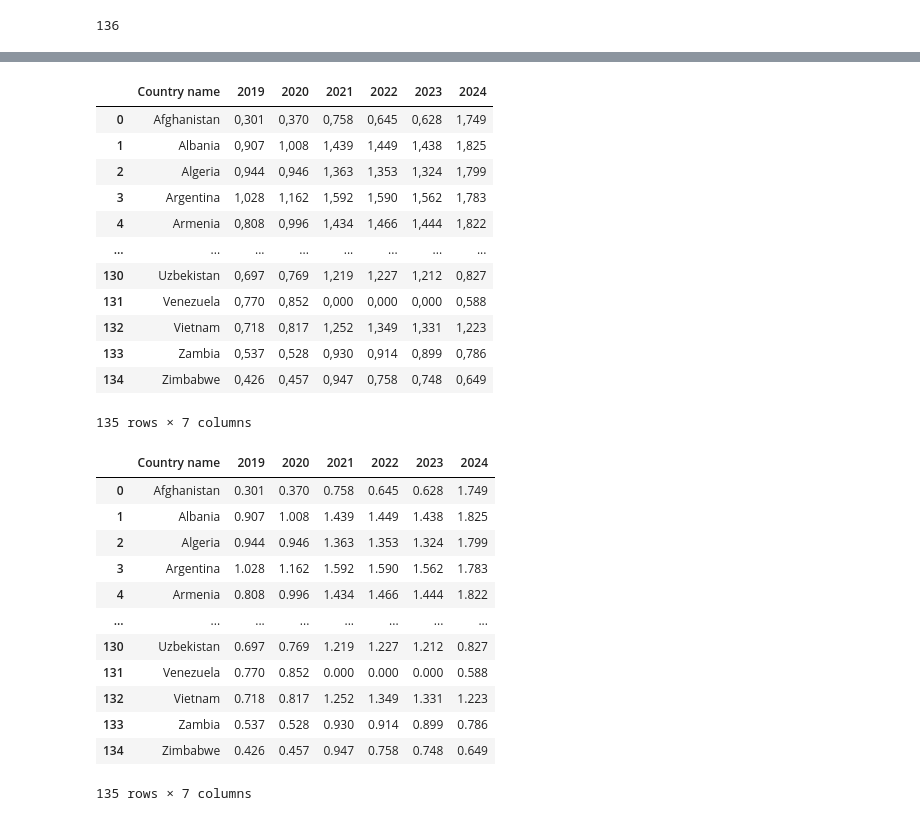
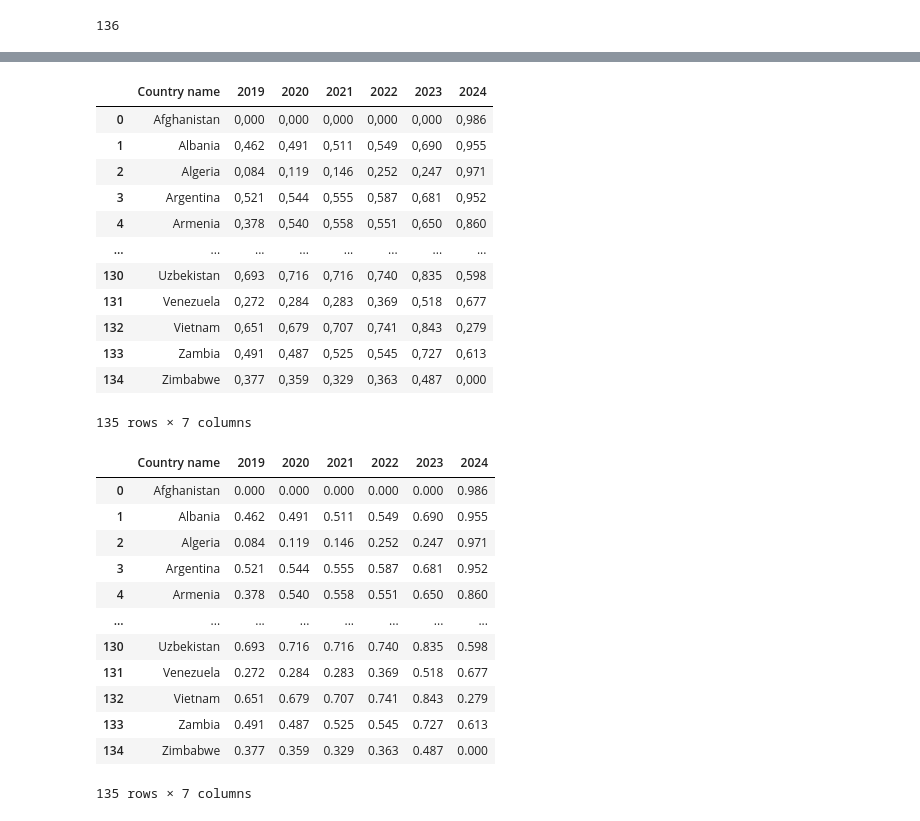
Before and after one commit to RenanGAS/viz-dados, a Jupyter notebook: Entrega_2/preprocess_datasets.ipynb, the cells around one changed output, grey strips where cells are left out. Saved outputs shown, nothing was run; the diff lists cells and outputs as text; code cells hidden in the pictures.

Commit message:
feat: add all the data and scripts for the visualizations

```diff
--- a/Entrega_2/preprocess_datasets.ipynb
+++ b/Entrega_2/preprocess_datasets.ipynb
@@ -225,27 +360,34 @@ array(['Afghanistan', 'Albania', 'Algeria', 'Argentina', 'Armenia',
+# %%
+df_happiness_2019 = pd.read_csv("./final_data/world_happiness_2019.csv")
+df_happiness_2020 = pd.read_csv("./final_data/world_happiness_2020.csv")
+df_happiness_2021 = pd.read_csv("./final_data/world_happiness_2021.csv")
+df_happiness_2022 = pd.read_csv("./final_data/world_happiness_2022.csv")
+df_happiness_2023 = pd.read_csv("./final_data/world_happiness_2023.csv")
+df_happiness_2024 = pd.read_csv("./final_data/world_happiness_2024.csv")
 # %%
 df_cloropletic_map = pd.DataFrame()
 
 df_cloropletic_map["Country name"] = df_happiness_2019["Country name"].to_numpy()
-df_cloropletic_map["2019"] = df_happiness_2019["Explained by: Log GDP per capita"].to_numpy()
-df_cloropletic_map["2020"] = df_happiness_2020["Explained by: Log GDP per capita"].to_numpy()
-df_cloropletic_map["2021"] = df_happiness_2021["Explained by: Log GDP per capita"].to_numpy()
-df_cloropletic_map["2022"] = df_happiness_2022["Explained by: Log GDP per capita"].to_numpy()
-df_cloropletic_map["2023"] = df_happiness_2023["Explained by: Log GDP per capita"].to_numpy()
-df_cloropletic_map["2024"] = df_happiness_2024["Explained by: Log GDP per capita"].to_numpy()
+df_cloropletic_map["2019"] = df_happiness_2019["Explained by: Freedom to make life choices"].to_numpy()
+df_cloropletic_map["2020"] = df_happiness_2020["Explained by: Freedom to make life choices"].to_numpy()
+df_cloropletic_map["2021"] = df_happiness_2021["Explained by: Freedom to make life choices"].to_numpy()
+df_cloropletic_map["2022"] = df_happiness_2022["Explained by: Freedom to make life choices"].to_numpy()
+df_cloropletic_map["2023"] = df_happiness_2023["Explained by: Freedom to make life choices"].to_numpy()
+df_cloropletic_map["2024"] = df_happiness_2024["Explained by: Freedom to make life choices"].to_numpy()
 df_cloropletic_map
 # %% [output]
 |  | Country name | 2019 | 2020 | 2021 | 2022 | 2023 | 2024 |
-| 0 | Afghanistan | 0,301 | 0,370 | 0,758 | 0,645 | 0,628 | 1,749 |
-| 1 | Albania | 0,907 | 1,008 | 1,439 | 1,449 | 1,438 | 1,825 |
-| 2 | Algeria | 0,944 | 0,946 | 1,363 | 1,353 | 1,324 | 1,799 |
-| 3 | Argentina | 1,028 | 1,162 | 1,592 | 1,590 | 1,562 | 1,783 |
-| 4 | Armenia | 0,808 | 0,996 | 1,434 | 1,466 | 1,444 | 1,822 |
+| 0 | Afghanistan | 0,000 | 0,000 | 0,000 | 0,000 | 0,000 | 0,986 |
+| 1 | Albania | 0,462 | 0,491 | 0,511 | 0,549 | 0,690 | 0,955 |
+| 2 | Algeria | 0,084 | 0,119 | 0,146 | 0,252 | 0,247 | 0,971 |
+| 3 | Argentina | 0,521 | 0,544 | 0,555 | 0,587 | 0,681 | 0,952 |
+| 4 | Armenia | 0,378 | 0,540 | 0,558 | 0,551 | 0,650 | 0,860 |
 | ... | ... | ... | ... | ... | ... | ... | ... |
-| 130 | Uzbekistan | 0,697 | 0,769 | 1,219 | 1,227 | 1,212 | 0,827 |
-| 131 | Venezuela | 0,770 | 0,852 | 0,000 | 0,000 | 0,000 | 0,588 |
-| 132 | Vietnam | 0,718 | 0,817 | 1,252 | 1,349 | 1,331 | 1,223 |
-| 133 | Zambia | 0,537 | 0,528 | 0,930 | 0,914 | 0,899 | 0,786 |
-| 134 | Zimbabwe | 0,426 | 0,457 | 0,947 | 0,758 | 0,748 | 0,649 |
+| 130 | Uzbekistan | 0,693 | 0,716 | 0,716 | 0,740 | 0,835 | 0,598 |
+| 131 | Venezuela | 0,272 | 0,284 | 0,283 | 0,369 | 0,518 | 0,677 |
+| 132 | Vietnam | 0,651 | 0,679 | 0,707 | 0,741 | 0,843 | 0,279 |
+| 133 | Zambia | 0,491 | 0,487 | 0,525 | 0,545 | 0,727 | 0,613 |
+| 134 | Zimbabwe | 0,377 | 0,359 | 0,329 | 0,363 | 0,487 | 0,000 |
 135 rows × 7 columns
 # %%
 # convert string columns to numeric
@@ -254,16 +396,16 @@ for col in df_cloropletic_map.columns[1:]:
 df_cloropletic_map
 # %% [output]
 |  | Country name | 2019 | 2020 | 2021 | 2022 | 2023 | 2024 |
-| 0 | Afghanistan | 0.301 | 0.370 | 0.758 | 0.645 | 0.628 | 1.749 |
-| 1 | Albania | 0.907 | 1.008 | 1.439 | 1.449 | 1.438 | 1.825 |
-| 2 | Algeria | 0.944 | 0.946 | 1.363 | 1.353 | 1.324 | 1.799 |
-| 3 | Argentina | 1.028 | 1.162 | 1.592 | 1.590 | 1.562 | 1.783 |
-| 4 | Armenia | 0.808 | 0.996 | 1.434 | 1.466 | 1.444 | 1.822 |
+| 0 | Afghanistan | 0.000 | 0.000 | 0.000 | 0.000 | 0.000 | 0.986 |
+| 1 | Albania | 0.462 | 0.491 | 0.511 | 0.549 | 0.690 | 0.955 |
+| 2 | Algeria | 0.084 | 0.119 | 0.146 | 0.252 | 0.247 | 0.971 |
+| 3 | Argentina | 0.521 | 0.544 | 0.555 | 0.587 | 0.681 | 0.952 |
+| 4 | Armenia | 0.378 | 0.540 | 0.558 | 0.551 | 0.650 | 0.860 |
 | ... | ... | ... | ... | ... | ... | ... | ... |
-| 130 | Uzbekistan | 0.697 | 0.769 | 1.219 | 1.227 | 1.212 | 0.827 |
-| 131 | Venezuela | 0.770 | 0.852 | 0.000 | 0.000 | 0.000 | 0.588 |
-| 132 | Vietnam | 0.718 | 0.817 | 1.252 | 1.349 | 1.331 | 1.223 |
-| 133 | Zambia | 0.537 | 0.528 | 0.930 | 0.914 | 0.899 | 0.786 |
-| 134 | Zimbabwe | 0.426 | 0.457 | 0.947 | 0.758 | 0.748 | 0.649 |
+| 130 | Uzbekistan | 0.693 | 0.716 | 0.716 | 0.740 | 0.835 | 0.598 |
+| 131 | Venezuela | 0.272 | 0.284 | 0.283 | 0.369 | 0.518 | 0.677 |
+| 132 | Vietnam | 0.651 | 0.679 | 0.707 | 0.741 | 0.843 | 0.279 |
+| 133 | Zambia | 0.491 | 0.487 | 0.525 | 0.545 | 0.727 | 0.613 |
+| 134 | Zimbabwe | 0.377 | 0.359 | 0.329 | 0.363 | 0.487 | 0.000 |
 135 rows × 7 columns
 # %%
```
Also changed, not shown: parts of 12 cells of this notebook, 53 other files.
